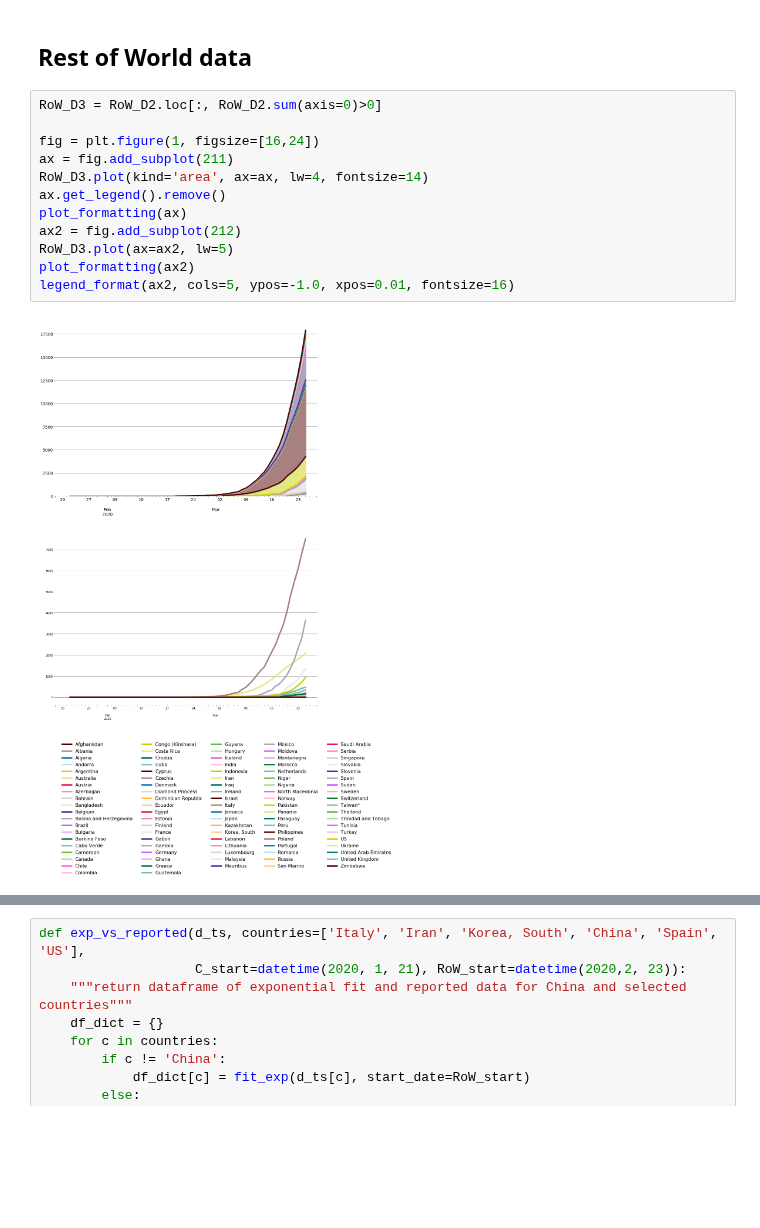
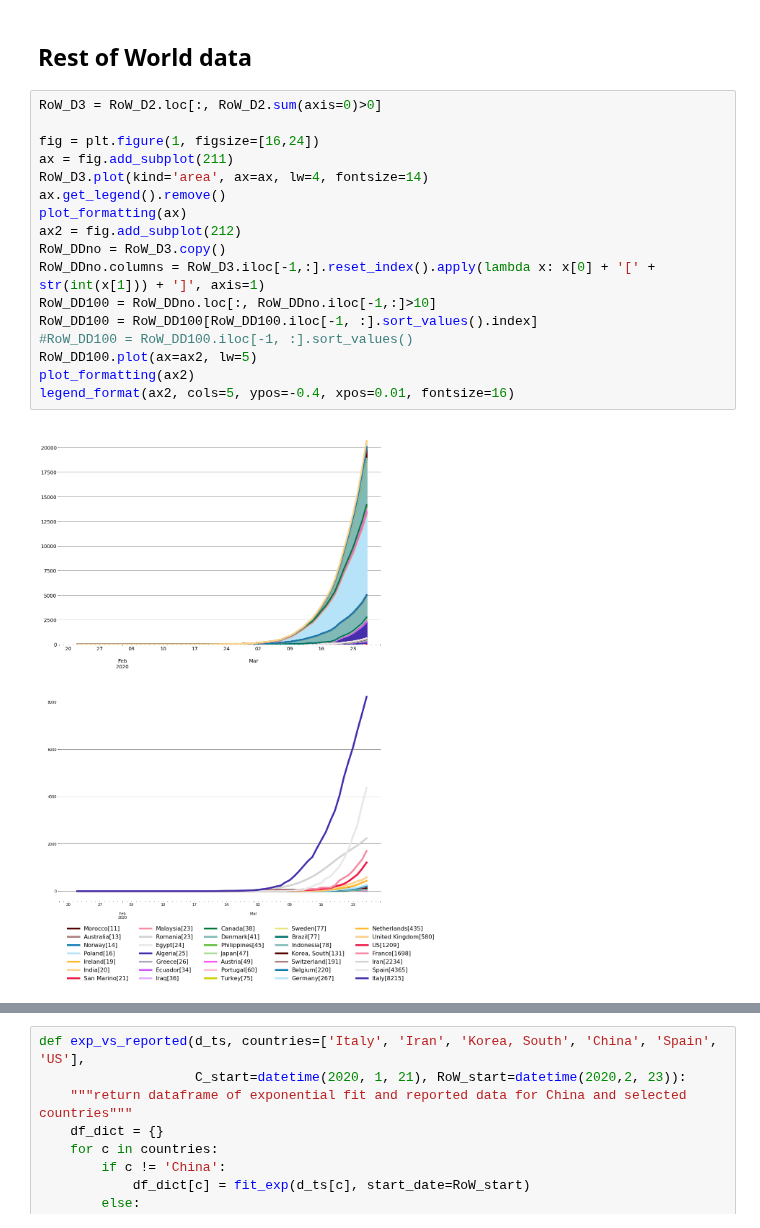
Before and after one commit to djhume/COVID-19, a Jupyter notebook: COVID-19.ipynb, the cells around one changed output, grey strips where cells are left out. Saved outputs shown, nothing was run; the diff lists cells and outputs as text; blank space fills up the shorter version.

```diff
--- a/COVID-19.ipynb
+++ b/COVID-19.ipynb
@@ -229,17 +231,22 @@ Passing one of 'on', 'true', 'off', 'false' as a boolean is deprecated; use an a
 # %%
 RoW_D3 = RoW_D2.loc[:, RoW_D2.sum(axis=0)>0]
 
 fig = plt.figure(1, figsize=[16,24])
 ax = fig.add_subplot(211)
 RoW_D3.plot(kind='area', ax=ax, lw=4, fontsize=14)
 ax.get_legend().remove()
 plot_formatting(ax)
 ax2 = fig.add_subplot(212)
-RoW_D3.plot(ax=ax2, lw=5)
+RoW_DDno = RoW_D3.copy()
+RoW_DDno.columns = RoW_D3.iloc[-1,:].reset_index().apply(lambda x: x[0] + '[' + str(int(x[1])) + ']', axis=1)
+RoW_DD100 = RoW_DDno.loc[:, RoW_DDno.iloc[-1,:]>10]
+RoW_DD100 = RoW_DD100[RoW_DD100.iloc[-1, :].sort_values().index]
+#RoW_DD100 = RoW_DD100.iloc[-1, :].sort_values()
+RoW_DD100.plot(ax=ax2, lw=5)
 plot_formatting(ax2)
-legend_format(ax2, cols=5, ypos=-1.0, xpos=0.01, fontsize=16)
+legend_format(ax2, cols=5, ypos=-0.4, xpos=0.01, fontsize=16)
 # %% [output]
-[figure, old version]
+[figure, new version]
 # %%
 Cur_total_deaths = RoW_D2.tail(1).T.sort_values(by=RoW_D2.tail(1).T.columns[0])
 fig = plt.figure(1, figsize=[16,12])
```
Also changed, not shown: parts of 33 cells of this notebook.
